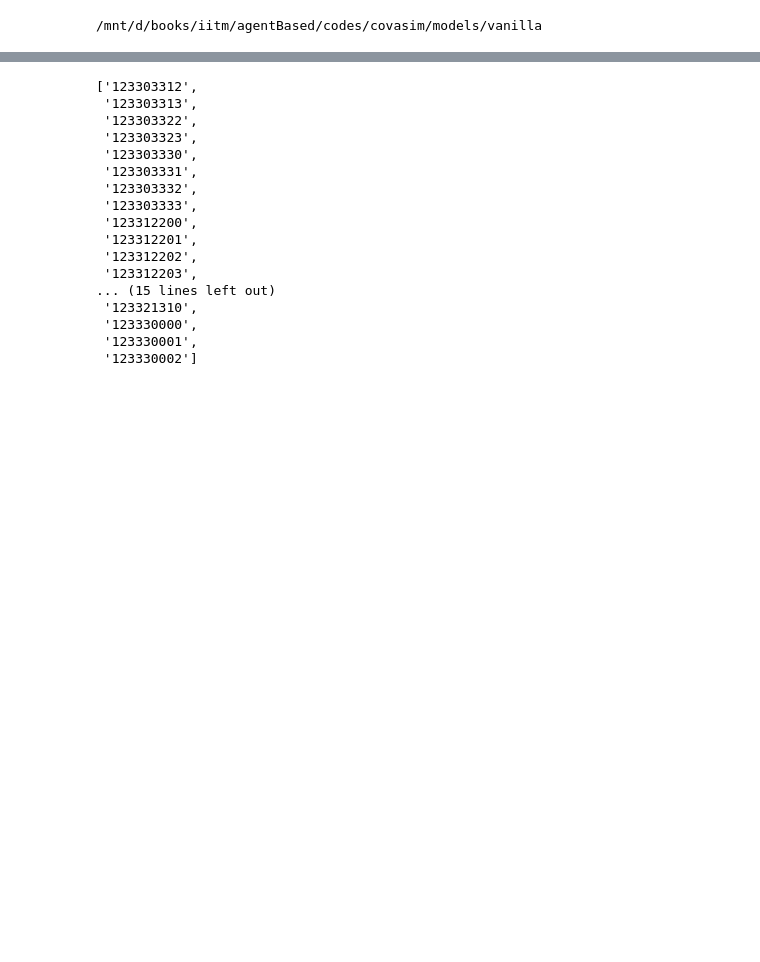
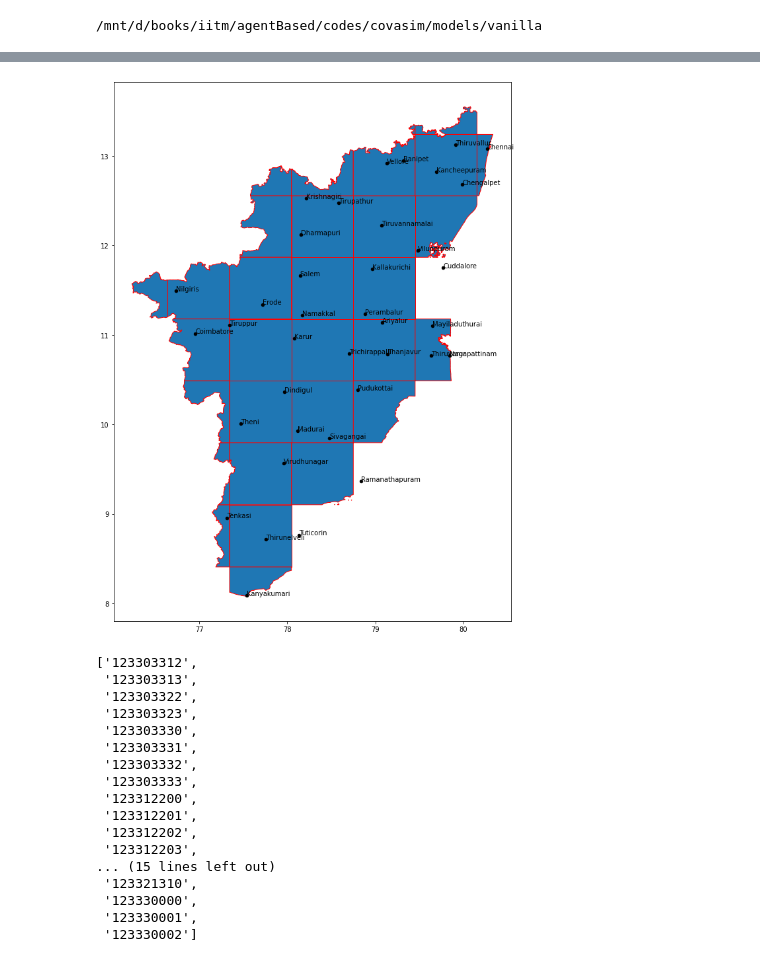
Before and after one commit to returaj/covasim, a Jupyter notebook: models/vanilla/bing_tile.ipynb, the cells around one changed output, grey strips where cells are left out. Cells and saved outputs as stored; diff of their text form; code cells hidden in the pictures; blank space fills up the shorter version.

```diff
--- a/models/vanilla/bing_tile.ipynb
+++ b/models/vanilla/bing_tile.ipynb
@@ -159,0 +162,24 @@ aoi.plot(edgecolor='red')
+# %%
+tn_districts = '/mnt/d/books/iitm/agentBased/codes/covasim/models/data/tn_districts.txt'
+# %%
+data = []
+with open(tn_districts, 'r') as fp:
+    for line in fp:
+        line = line.strip()
+        if not line:
+            continue
+        keys = [x.strip() for x in line.split(',')]
+        d = [keys[0], int(keys[-3]), float(keys[-1]), float(keys[-2])]
+        data.append(d)
+
+district_df = pd.DataFrame(data, columns=['district', 'population', 'longitude', 'latitude'])
+geometry = [Point(xy) for xy in zip(district_df['longitude'], district_df['latitude'])]
+district_gdf = gpd.GeoDataFrame(district_df, crs=CRS("WGS84"), geometry=geometry)
+# %%
+fig, ax = plt.subplots(figsize=(15, 15))
+aoi.plot(ax=ax, edgecolor='red')
+district_gdf.plot(ax=ax, markersize=20, color='black', marker='o', label='district')
+for x, y, label in zip(district_gdf.geometry.x, district_gdf.geometry.y, district_gdf.district):
+    ax.annotate(label, xy=(x, y), xytext=(0, 0), textcoords="offset points",)
+# %% [output]
+[figure, added]
```
Also changed, not shown: parts of 7 cells of this notebook, 18 other files.
